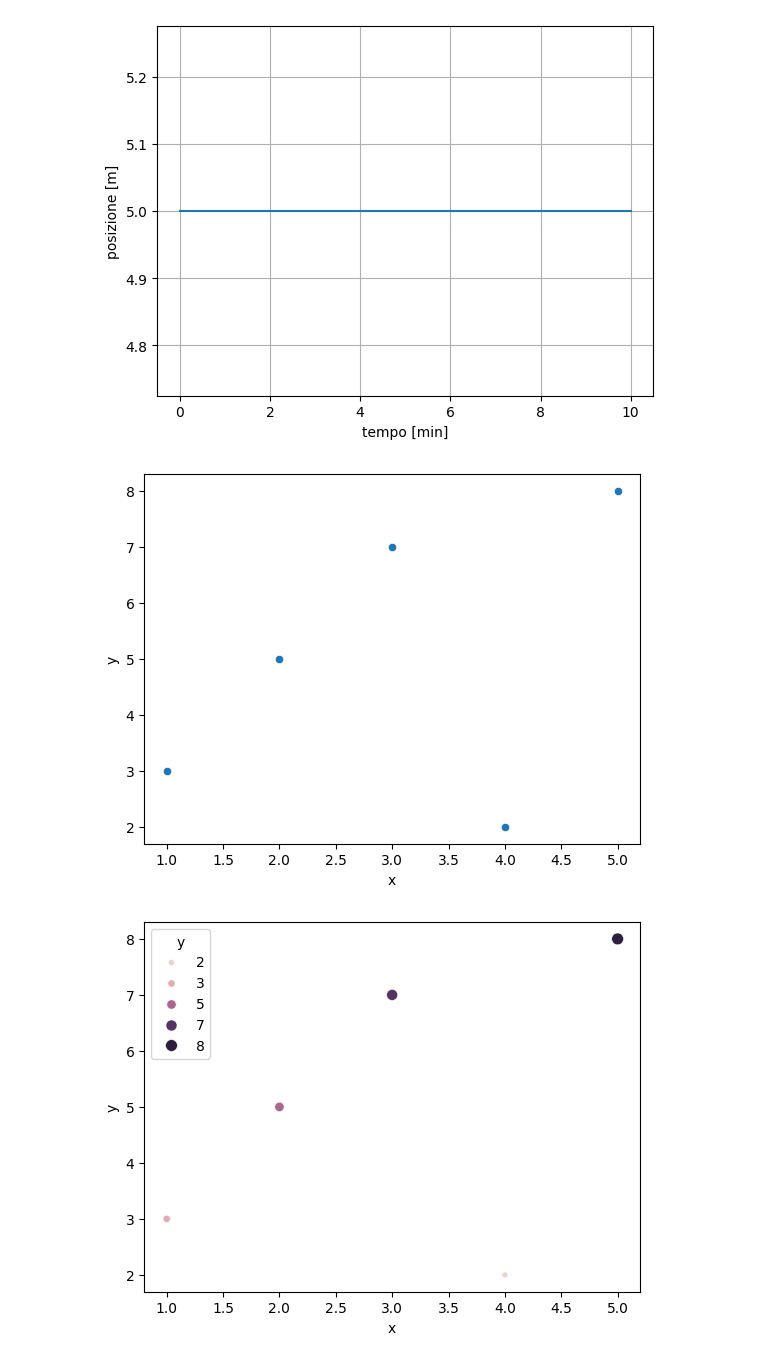
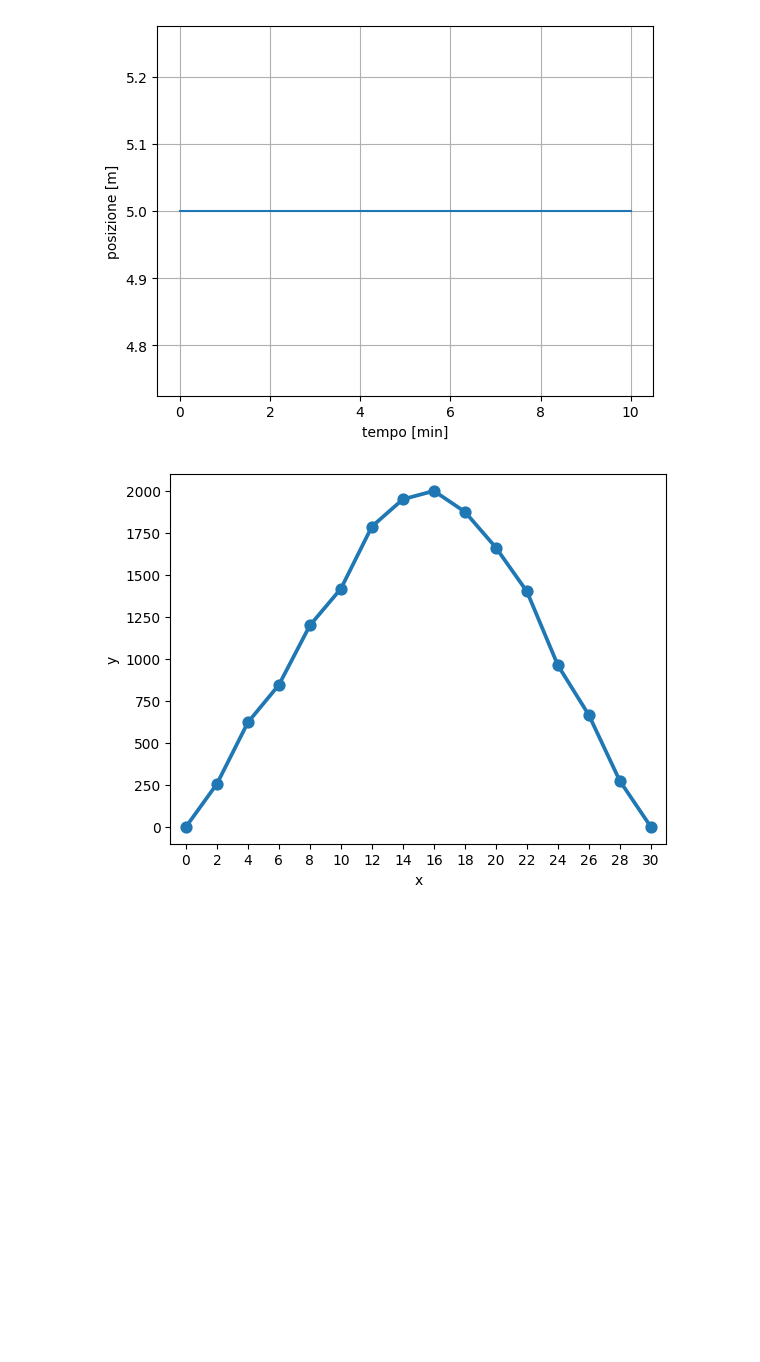
Before and after one commit to Finardiprof/Python, a Jupyter notebook: Moto_rettilineo_uniforme.ipynb, the cells around one changed output. Drawn from its saved outputs; the diff is of its cells as text; code cells hidden in the pictures; blank space fills up the shorter version.

```diff
--- a/Moto_rettilineo_uniforme.ipynb
+++ b/Moto_rettilineo_uniforme.ipynb
@@ -31,15 +31,15 @@ import seaborn as sns
 import pandas as pd
 # %%
 # Sample data
-data = pd.DataFrame({'x': [1, 2, 3, 4, 5], 'y': [3, 5, 7, 2, 8]})
+data = pd.DataFrame({'x': t, 'y': s})
 
 # Basic scatter plot
-sns.scatterplot(x='x', y='y', data=data)
+#sns.scatterplot(x='x', y='y', data=data)
+sns.pointplot(x='x', y='y', data=data)
 plt.show()
 
 # Enhanced with color, size, and hue mapping
 #sns.scatterplot(x='x', y='y', hue='y', size='y', data=data)
 #plt.show()
 # %% [output]
-[figure, old version]
+[figure, new version]
-[figure, removed]
```
Also changed, not shown: parts of 1 cell of this notebook.
